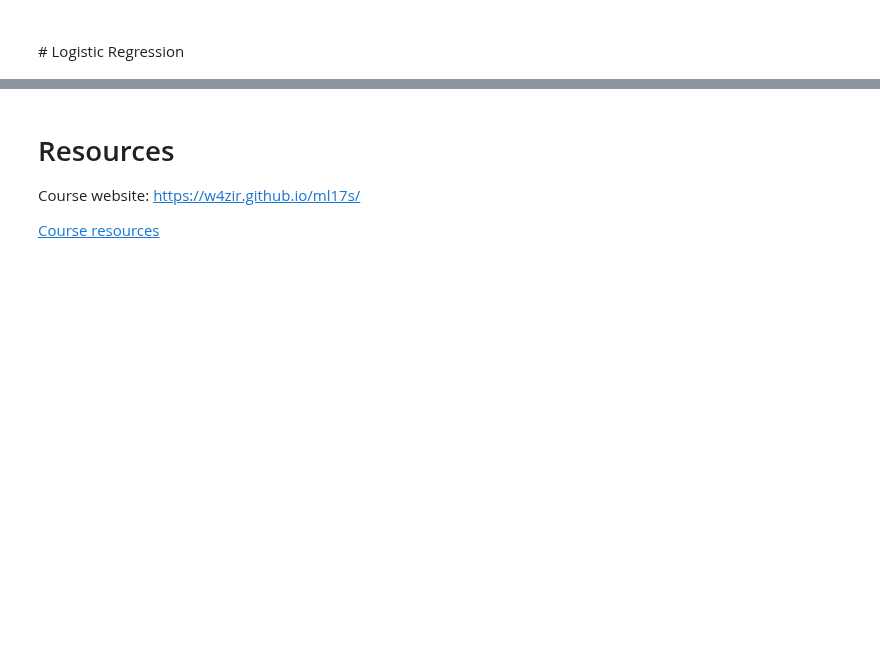
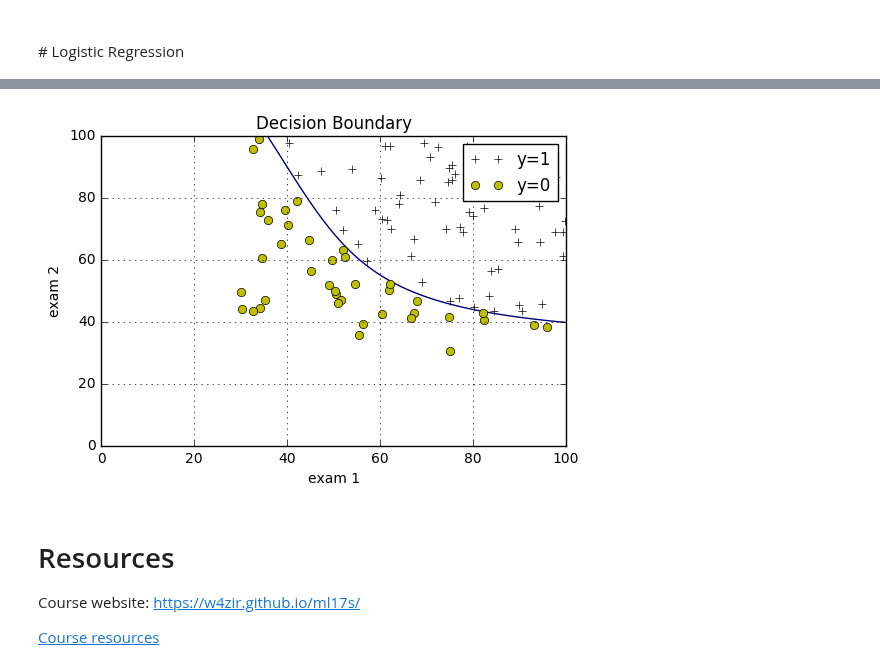
Before and after one commit to Mickael-Galliez/ml17s, a Jupyter notebook: lectures/lec09-logistic-regression-example.ipynb, the cells around one changed output, grey strips where cells are left out. Saved outputs shown, nothing was run; the diff lists cells and outputs as text; code cells hidden in the pictures; blank space fills up the shorter version.

```diff
--- a/lectures/lec09-logistic-regression-example.ipynb
+++ b/lectures/lec09-logistic-regression-example.ipynb
@@ -244,0 +279,3 @@ array([ 77.73711825,   8.02399007, -14.19811218])
+# %%
+#Create feature-mapped X matrix
+X = mapFeature(X[:,0],X[:,1])
@@ -244,0 +289,26 @@ array([ 77.73711825,   8.02399007, -14.19811218])
+# %%
+def plotBoundary(theta, myX, myy):
+    """
+    Function to plot the decision boundary for arbitrary theta, X, y, lambda value
+    Inside of this function is feature mapping, and the minimization routine.
+    It works by making a grid of x1 ("xvals") and x2 ("yvals") points,
+    And for each, computing whether the hypothesis classifies that point as
+    True or False. Then, a contour is drawn with a built-in pyplot function.
+    """
+    xvals = np.linspace(0,100,100)
+    yvals = np.linspace(0,100,100)
+#     xvals = np.linspace(-1,1.5,50)
+#     yvals = np.linspace(-1,1.5,50)
+    zvals = np.zeros((len(xvals),len(yvals)))
+    for i in range(len(xvals)):
+        for j in range(len(yvals)):
+            myfeaturesij = mapFeature(np.array([xvals[i]]),np.array([yvals[j]]))
+            zvals[i][j] = np.dot(theta,myfeaturesij.T)
+    zvals = zvals.transpose()
+
+    u, v = np.meshgrid( xvals, yvals )
+    mycontour = plt.contour( xvals, yvals, zvals, [0])
+    #Kind of a hacky way to display a text on top of the decision boundary
+#     myfmt = { 0:'Lambda = %d'%mylambda}
+#     plt.clabel(mycontour, inline=1, fontsize=15, fmt=myfmt)
+    plt.title("Decision Boundary")
@@ -245,3 +323,12 @@ array([ 77.73711825,   8.02399007, -14.19811218])
+# %%
+#Build a figure showing contours for various values of regularization parameter, lambda
+#It shows for lambda=0 we are overfitting, and for lambda=100 we are underfitting
+# plt.figure(figsize=(12,10))
+# plt.subplot(221)
+plotData()
+plotBoundary(logreg.coef_,X,y)
+# %% [output]
+[figure, added]
 # %% [markdown]
 # Resources
 
```
Also changed, not shown: parts of 15 cells of this notebook, 2 other files.
